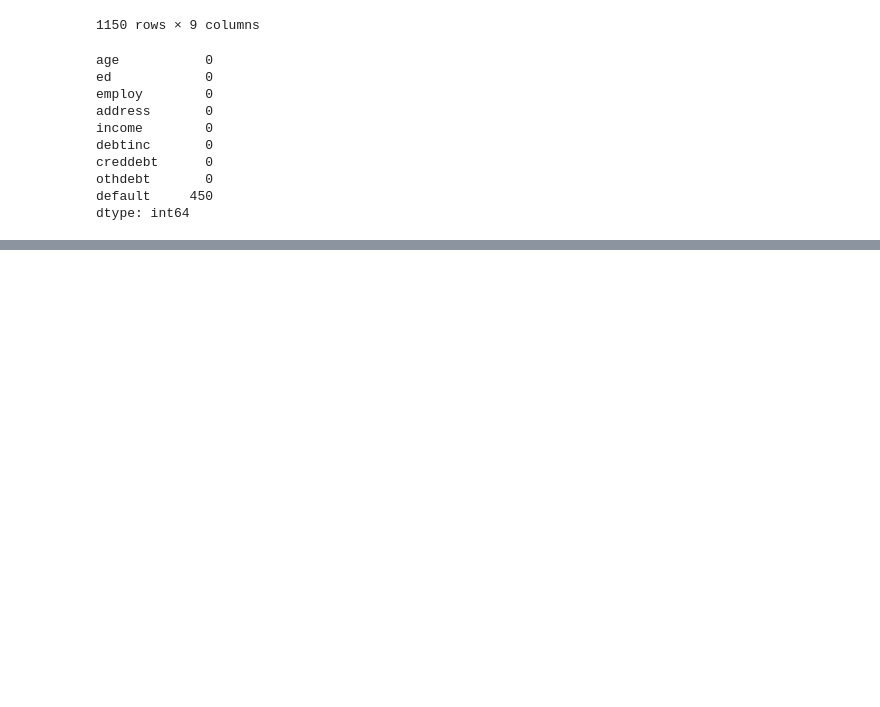
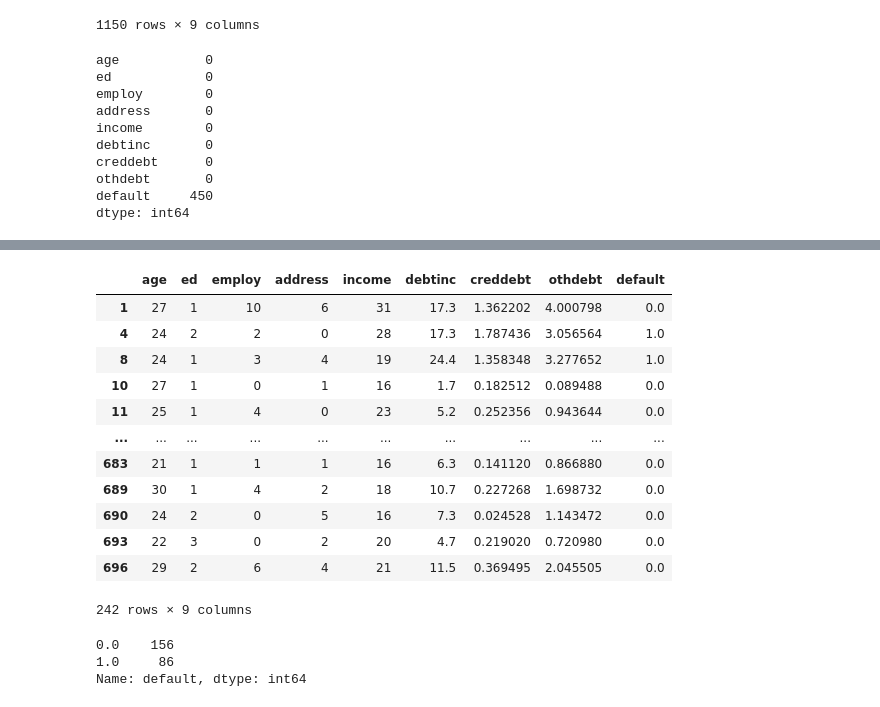
Before and after one commit to iswetha522/Credit-Risk-Analysis, a Jupyter notebook: credit_risk_analysis.ipynb, the cells around one changed output, grey strips where cells are left out. Saved outputs shown, nothing was run; the diff lists cells and outputs as text; code cells hidden in the pictures; blank space fills up the shorter version.

```diff
--- a/credit_risk_analysis.ipynb
+++ b/credit_risk_analysis.ipynb
@@ -33,0 +135,23 @@ dtype: int64
+# %%
+age_less_than_30 = credit.loc[credit['age'] <= 30]
+age_less_than_30
+# %% [output]
+|  | age | ed | employ | address | income | debtinc | creddebt | othdebt | default |
+| 1 | 27 | 1 | 10 | 6 | 31 | 17.3 | 1.362202 | 4.000798 | 0.0 |
+| 4 | 24 | 2 | 2 | 0 | 28 | 17.3 | 1.787436 | 3.056564 | 1.0 |
+| 8 | 24 | 1 | 3 | 4 | 19 | 24.4 | 1.358348 | 3.277652 | 1.0 |
+| 10 | 27 | 1 | 0 | 1 | 16 | 1.7 | 0.182512 | 0.089488 | 0.0 |
+| 11 | 25 | 1 | 4 | 0 | 23 | 5.2 | 0.252356 | 0.943644 | 0.0 |
+| ... | ... | ... | ... | ... | ... | ... | ... | ... | ... |
+| 683 | 21 | 1 | 1 | 1 | 16 | 6.3 | 0.141120 | 0.866880 | 0.0 |
+| 689 | 30 | 1 | 4 | 2 | 18 | 10.7 | 0.227268 | 1.698732 | 0.0 |
+| 690 | 24 | 2 | 0 | 5 | 16 | 7.3 | 0.024528 | 1.143472 | 0.0 |
+| 693 | 22 | 3 | 0 | 2 | 20 | 4.7 | 0.219020 | 0.720980 | 0.0 |
+| 696 | 29 | 2 | 6 | 4 | 21 | 11.5 | 0.369495 | 2.045505 | 0.0 |
+242 rows × 9 columns
+# %%
+age_less_than_30['default'].value_counts()
+# %% [output]
+0.0    156
+1.0     86
+Name: default, dtype: int64
```
Also changed, not shown: parts of 19 cells of this notebook.
